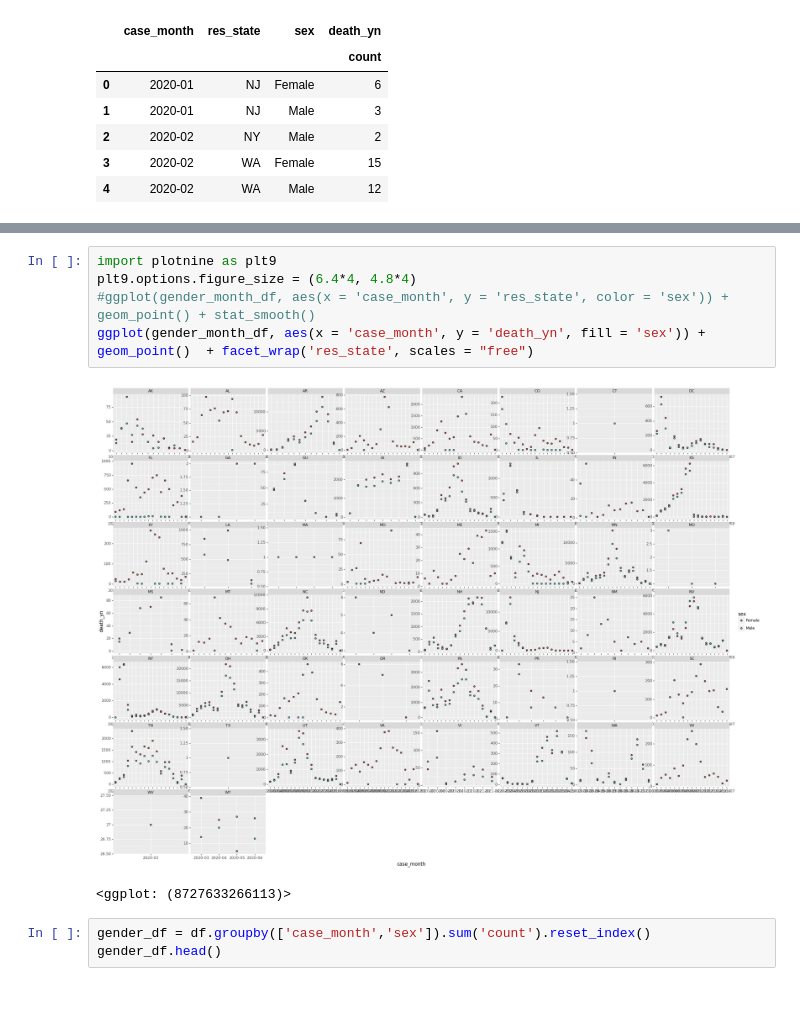
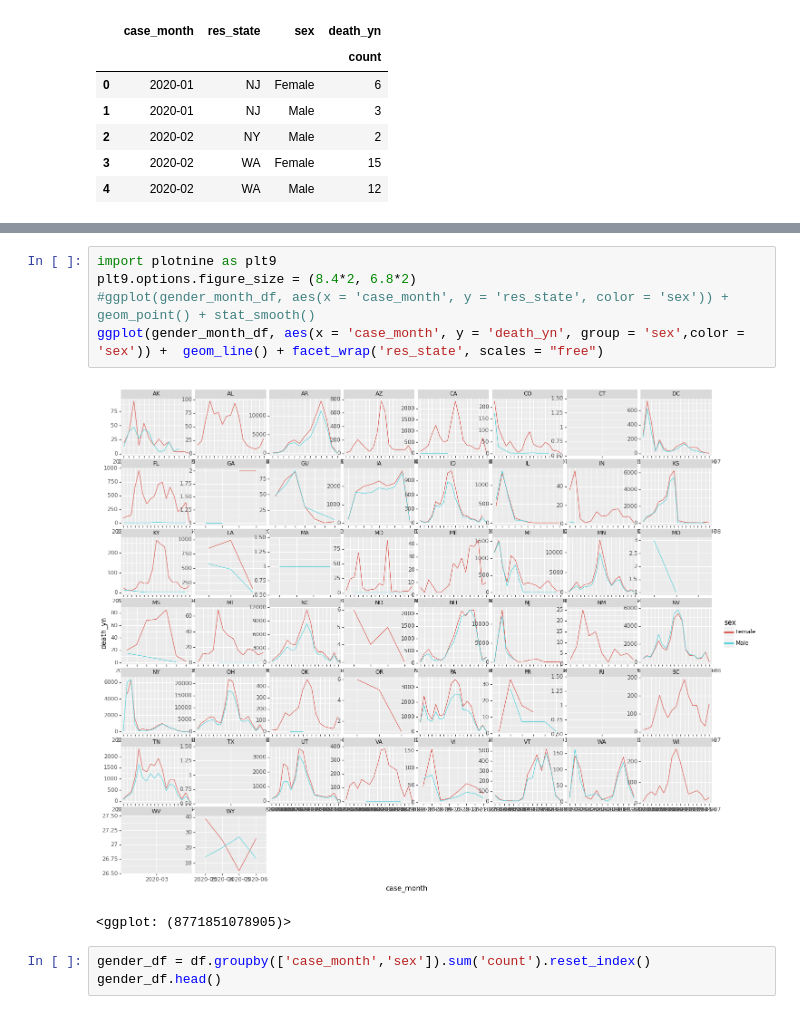
Before and after one commit to tejaswi2019/DataScienceGuidedCapstone, a Jupyter notebook: Capstone2_EDA.ipynb, the cells around one changed output, grey strips where cells are left out. Cells and saved outputs as stored; diff of their text form.

```diff
--- a/Capstone2_EDA.ipynb
+++ b/Capstone2_EDA.ipynb
@@ -273,11 +318,11 @@ gender_month_df.head()
 # %%
 import plotnine as plt9
-plt9.options.figure_size = (6.4*4, 4.8*4)
+plt9.options.figure_size = (8.4*2, 6.8*2)
 #ggplot(gender_month_df, aes(x = 'case_month', y = 'res_state', color = 'sex')) + geom_point() + stat_smooth()
-ggplot(gender_month_df, aes(x = 'case_month', y = 'death_yn', fill = 'sex')) + geom_point()  + facet_wrap('res_state', scales = "free")
+ggplot(gender_month_df, aes(x = 'case_month', y = 'death_yn', group = 'sex',color = 'sex')) +  geom_line() + facet_wrap('res_state', scales = "free")
 # %% [output]
-[figure, old version]
+[figure, new version]
-<ggplot: (8727633266113)>
+<ggplot: (8771851078905)>
 # %%
 gender_df = df.groupby(['case_month','sex']).sum('count').reset_index()
 gender_df.head()
```
Also changed, not shown: parts of 37 cells of this notebook, 2 other files.
